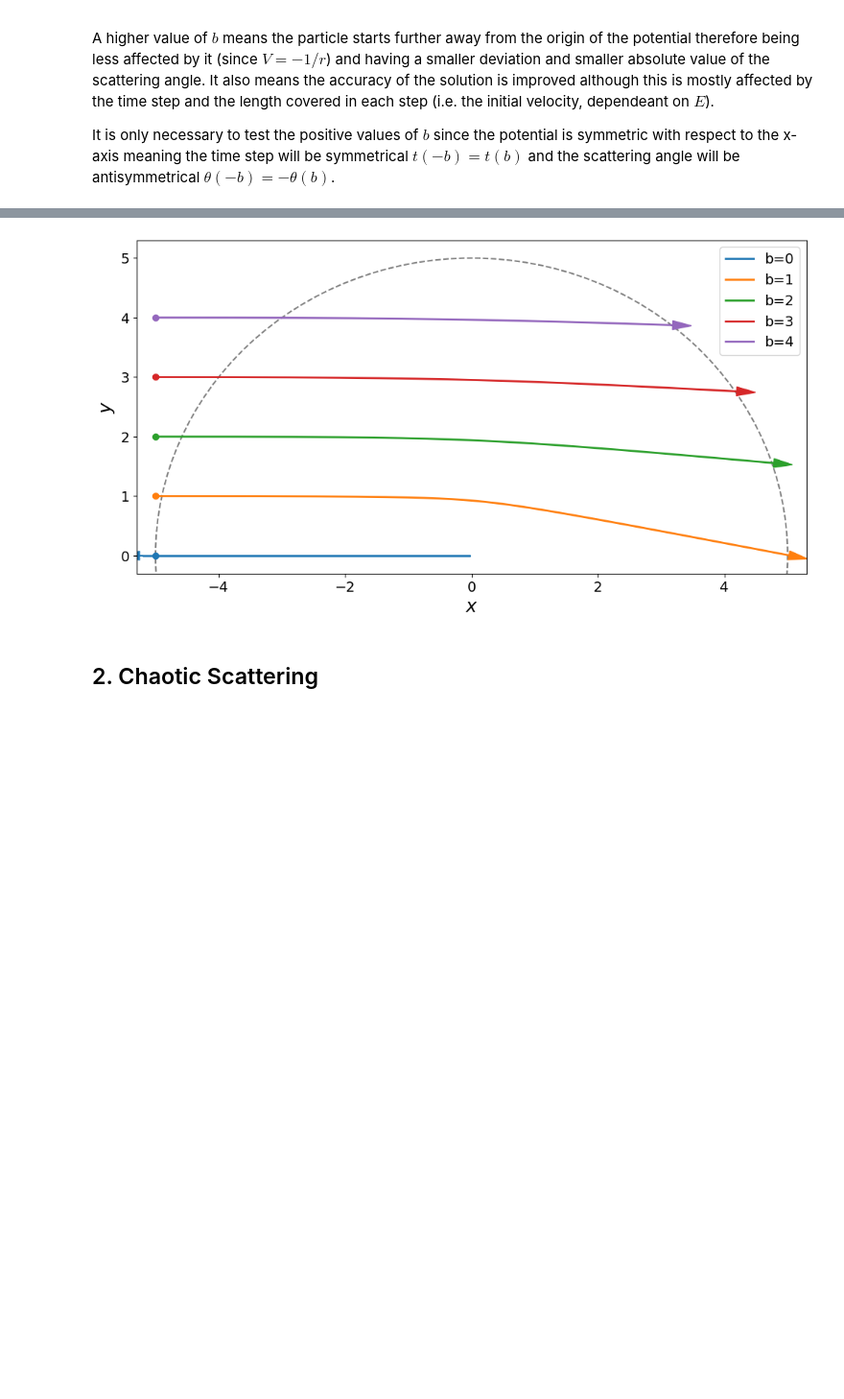
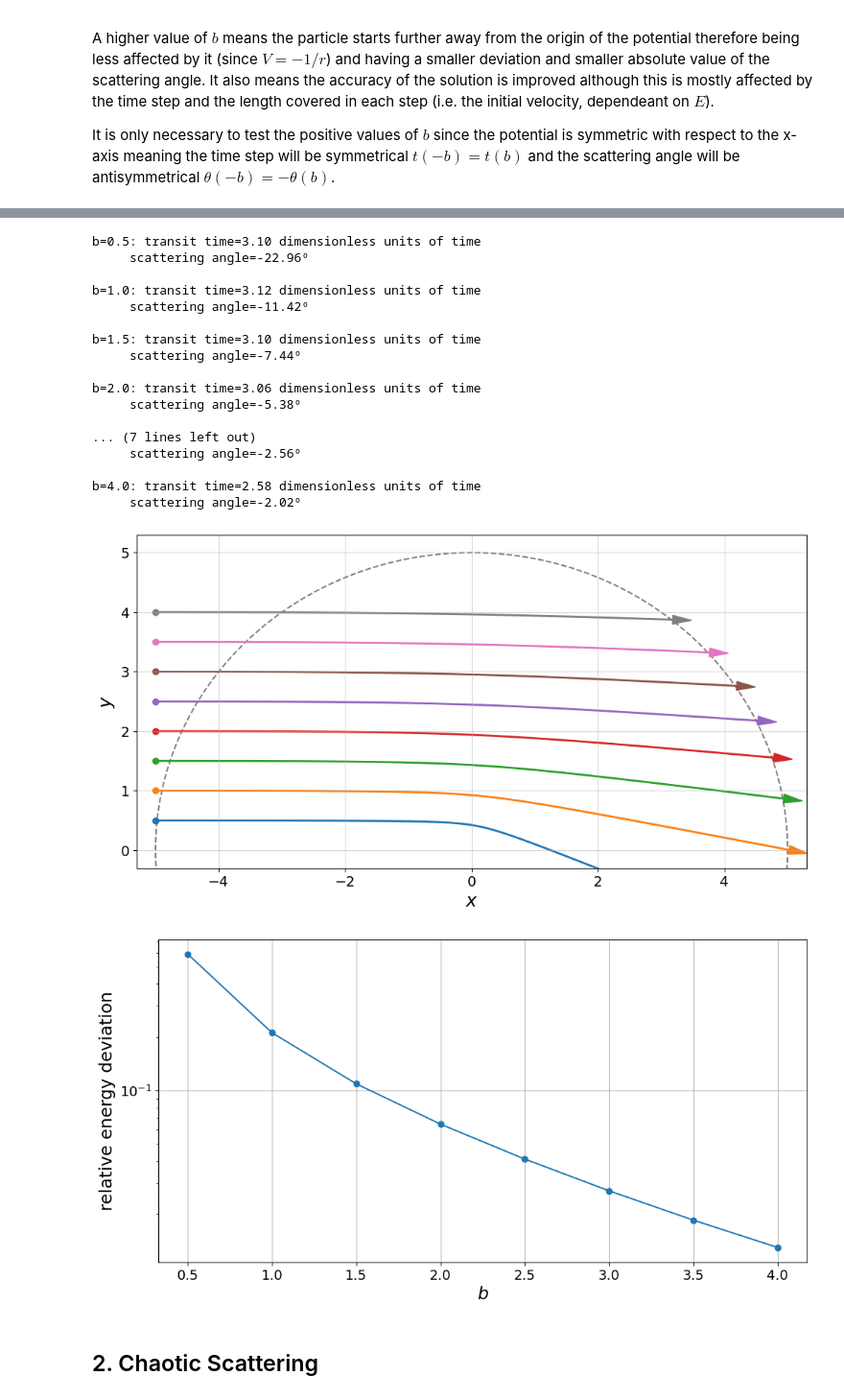
Before and after one commit to javirgv/Computational-Scattering-Experiment, a Jupyter notebook: JaviRoca_ComputationalScattering.ipynb, the cells around one changed output, grey strips where cells are left out. Shown at 96% size. Cells and saved outputs as stored; diff of their text form; code cells hidden in the pictures; blank space fills up the shorter version.

```diff
--- a/JaviRoca_ComputationalScattering.ipynb
+++ b/JaviRoca_ComputationalScattering.ipynb
@@ -323,37 +208,71 @@ b=4: transit time=2.58 dimensionless units of time
 # %%
 plt.figure(figsize=(12,6))
 # Set initial conditions
 E = 5
 h = 0.01
 
 # Iterate through different values of b
-b_values = np.arange(0, 5, 1)
+b_values = np.arange(0.5, 4.5, 0.5)
+energy_errors = []
 colors = plt.rcParams['axes.prop_cycle'].by_key()['color'][:len(b_values)]
 
 for b, color in zip(b_values, colors):
     x0, y0 = -5, b
     vx0, vy0 = np.sqrt(2*E), 0
     state = np.array([x0, y0, vx0, vy0])
 
     # Initialize and record the data using RK4
     data = [state.copy()]
-    data = RK4(state, data, Coloumb_acceleration, rmax=5, repulsive=False)
+    energies = [total_energy(state, repulsive=False)]
+    data, energies = RK4(state, data, Coloumb_acceleration, rmax=5, energies=energies, obtain_energies=True, repulsive=False)
+    energy_errors.append( (max(energies)-np.mean(energies))/np.mean(energies) )
+
+    # Calculate transit time and scatttering angle
+    transit_time = len(data) * h
+    scattering_angle = np.arctan2(data[-1,3], data[-1,2])   # np.arctan() does element-wise, np.arctan2() not
+    print(f"b={b}: transit time={transit_time:.2f} dimensionless units of time\n     scattering angle={np.degrees(scattering_angle):.2f}º\n")
 
     # Plot scattering
     plt.plot(data[:,0], data[:,1], color=color, zorder=1, linewidth=2, label=f'b={b}')
     plt.scatter(data[0,0], data[0,1], color=color)
     plt.arrow(data[-1,0], data[-1,1], 0.001*data[-1,2], 0.001*data[-1,3], head_width=0.15, head_length=0.3, color=color)
-    plt.xlabel('$x$')
-    plt.ylabel('$y$')
-    plt.xlim(-5.3,5.3)
-    plt.ylim(-0.3,5.3)
-    plt.legend(loc='upper right')
 
 circle = plt.Circle((0,0), 5, fill=False, color='k', linestyle='--', linewidth=1.5, alpha=0.5, zorder=0, label='r=5')
 plt.gca().add_artist(circle)
+plt.xlabel('$x$')
+plt.ylabel('$y$')
+plt.xlim(-5.3,5.3)
+plt.ylim(-0.3,5.3)
+#plt.legend(loc='lower left')
+plt.grid(alpha=0.5)
 plt.show()
+
+# Plot the accuracy of the solution
+plt.semilogy(b_values, energy_errors, marker='o')
+plt.xlabel('$b$')
+plt.ylabel('relative energy deviation')
+plt.grid()
+plt.show()
 # %% [output]
+b=0.5: transit time=3.10 dimensionless units of time
+     scattering angle=-22.96º
+
+b=1.0: transit time=3.12 dimensionless units of time
+     scattering angle=-11.42º
+
+b=1.5: transit time=3.10 dimensionless units of time
+     scattering angle=-7.44º
+
+b=2.0: transit time=3.06 dimensionless units of time
+     scattering angle=-5.38º
+
+... (7 lines left out)
+     scattering angle=-2.56º
+
+b=4.0: transit time=2.58 dimensionless units of time
+     scattering angle=-2.02º
-[figure, old version]
+[figure, new version]
+[figure, added]
 # %% [markdown]
 ## 2. Chaotic Scattering
 # %%
```
Also changed, not shown: parts of 10 cells of this notebook.
